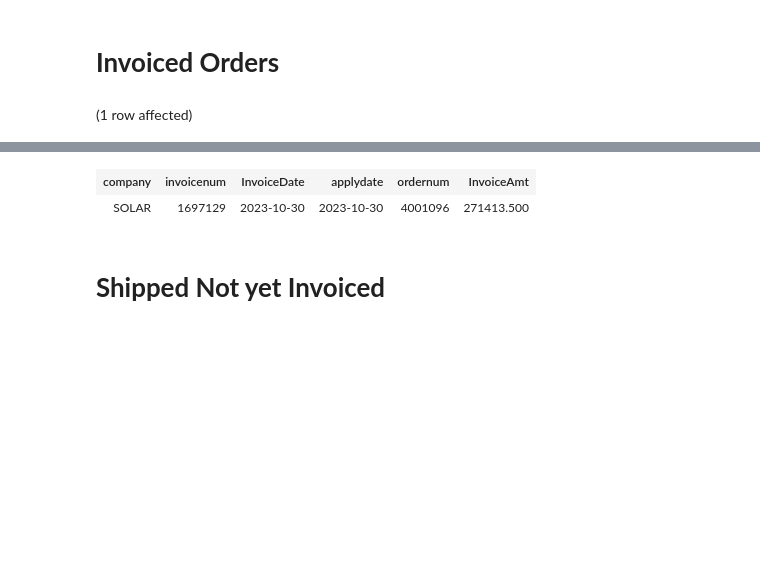
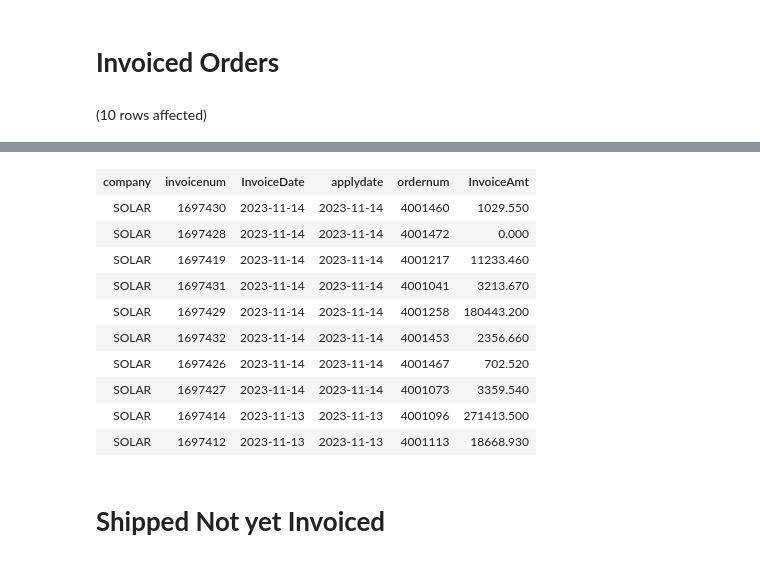
Before and after one commit to mdelisio/SQL-Scripts, a Jupyter notebook: Notebook-ebos order forecast.ipynb, the cells around one changed output, grey strips where cells are left out. Cells and saved outputs as stored; diff of their text form; code cells hidden in the pictures; blank space fills up the shorter version.

Commit message:
update ebos order notebook

```diff
--- a/Notebook-ebos order forecast.ipynb
+++ b/Notebook-ebos order forecast.ipynb
@@ -75,6 +76,7 @@ Left Join dbo.Orderhed oh
     and oh.OrderNum = ih.OrderNum
 Where ih.Company = 'solar'
 and oh.Division_c = 6
-and ih.invoicenum = 1697129
+--and ih.invoicenum = 1697129
+Order by applyDate desc
 # %% [output]
-(1 row affected)
+(10 rows affected)
@@ -82,5 +84,14 @@ Total execution time: 00:00:00.113
 | company | invoicenum | InvoiceDate | applydate | ordernum | InvoiceAmt |
-| SOLAR | 1697129 | 2023-10-30 | 2023-10-30 | 4001096 | 271413.500 |
+| SOLAR | 1697430 | 2023-11-14 | 2023-11-14 | 4001460 | 1029.550 |
+| SOLAR | 1697428 | 2023-11-14 | 2023-11-14 | 4001472 | 0.000 |
+| SOLAR | 1697419 | 2023-11-14 | 2023-11-14 | 4001217 | 11233.460 |
+| SOLAR | 1697431 | 2023-11-14 | 2023-11-14 | 4001041 | 3213.670 |
+| SOLAR | 1697429 | 2023-11-14 | 2023-11-14 | 4001258 | 180443.200 |
+| SOLAR | 1697432 | 2023-11-14 | 2023-11-14 | 4001453 | 2356.660 |
+| SOLAR | 1697426 | 2023-11-14 | 2023-11-14 | 4001467 | 702.520 |
+| SOLAR | 1697427 | 2023-11-14 | 2023-11-14 | 4001073 | 3359.540 |
+| SOLAR | 1697414 | 2023-11-13 | 2023-11-13 | 4001096 | 271413.500 |
+| SOLAR | 1697412 | 2023-11-13 | 2023-11-13 | 4001113 | 18668.930 |
 # %% [markdown]
 # **Shipped Not yet Invoiced**
 # %%
```
Also changed, not shown: parts of 4 cells of this notebook.
